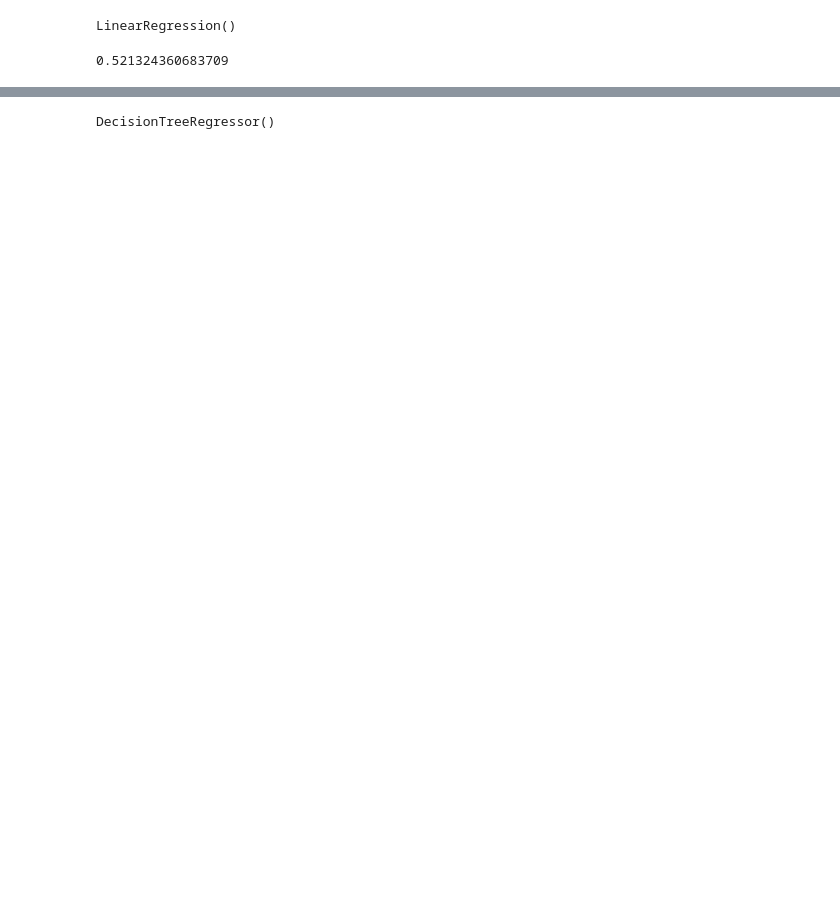
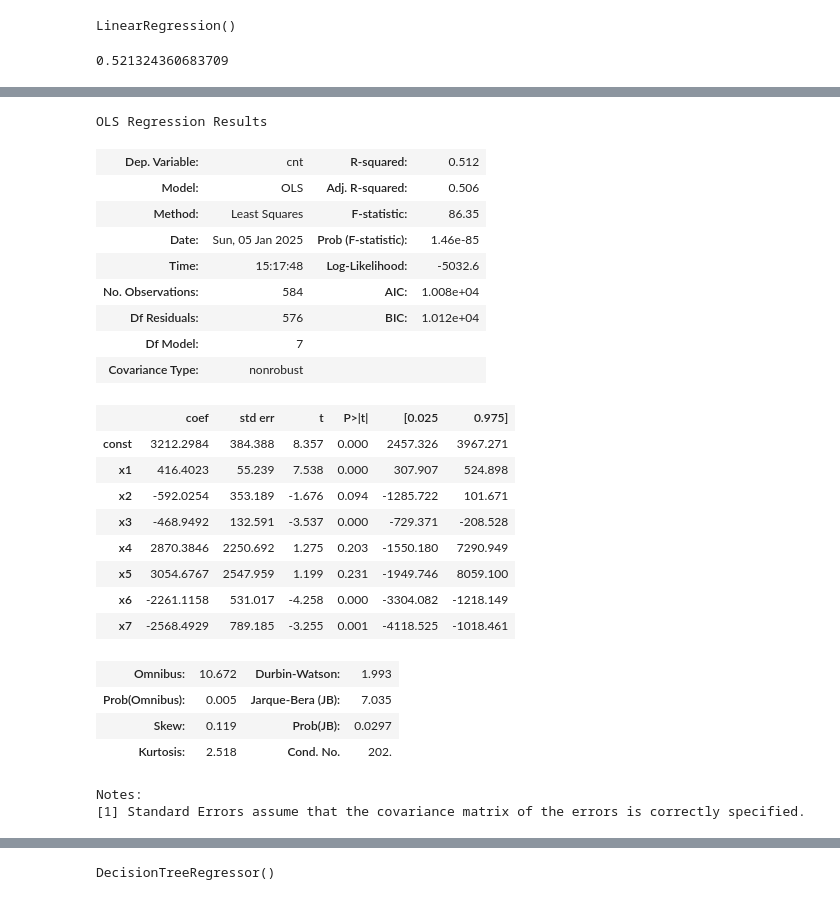
Before and after one commit to dushbar/bikesharingproject, a Jupyter notebook: bikesharingproject.ipynb, the cells around one changed output, grey strips where cells are left out. Saved outputs shown, nothing was run; the diff lists cells and outputs as text; code cells hidden in the pictures; blank space fills up the shorter version.

```diff
--- a/bikesharingproject.ipynb
+++ b/bikesharingproject.ipynb
@@ -215,0 +284,31 @@ r2_score(y_test, y_pred)
+# %%
+X_train_bem = X_train_bem[:,[0, 1, 2, 4, 5, 6, 7, 8]]
+
+regressor_OLS = sm.OLS(endog = y_train, exog = X_train_bem).fit()
+regressor_OLS.summary()
+# %% [output]
+OLS Regression Results
+| Dep. Variable: | cnt | R-squared: | 0.512 |
+| Model: | OLS | Adj. R-squared: | 0.506 |
+| Method: | Least Squares | F-statistic: | 86.35 |
+| Date: | Sun, 05 Jan 2025 | Prob (F-statistic): | 1.46e-85 |
+| Time: | 15:17:48 | Log-Likelihood: | -5032.6 |
+| No. Observations: | 584 | AIC: | 1.008e+04 |
+| Df Residuals: | 576 | BIC: | 1.012e+04 |
+| Df Model: | 7 |  |  |
+| Covariance Type: | nonrobust |  |  |
+|  | coef | std err | t | P>|t| | [0.025 | 0.975] |
+| const | 3212.2984 | 384.388 | 8.357 | 0.000 | 2457.326 | 3967.271 |
+| x1 | 416.4023 | 55.239 | 7.538 | 0.000 | 307.907 | 524.898 |
+| x2 | -592.0254 | 353.189 | -1.676 | 0.094 | -1285.722 | 101.671 |
+| x3 | -468.9492 | 132.591 | -3.537 | 0.000 | -729.371 | -208.528 |
+| x4 | 2870.3846 | 2250.692 | 1.275 | 0.203 | -1550.180 | 7290.949 |
+| x5 | 3054.6767 | 2547.959 | 1.199 | 0.231 | -1949.746 | 8059.100 |
+| x6 | -2261.1158 | 531.017 | -4.258 | 0.000 | -3304.082 | -1218.149 |
+| x7 | -2568.4929 | 789.185 | -3.255 | 0.001 | -4118.525 | -1018.461 |
+| Omnibus: | 10.672 | Durbin-Watson: | 1.993 |
+| Prob(Omnibus): | 0.005 | Jarque-Bera (JB): | 7.035 |
+| Skew: | 0.119 | Prob(JB): | 0.0297 |
+| Kurtosis: | 2.518 | Cond. No. | 202. |
+Notes:
+[1] Standard Errors assume that the covariance matrix of the errors is correctly specified.
```
Also changed, not shown: parts of 27 cells of this notebook.
